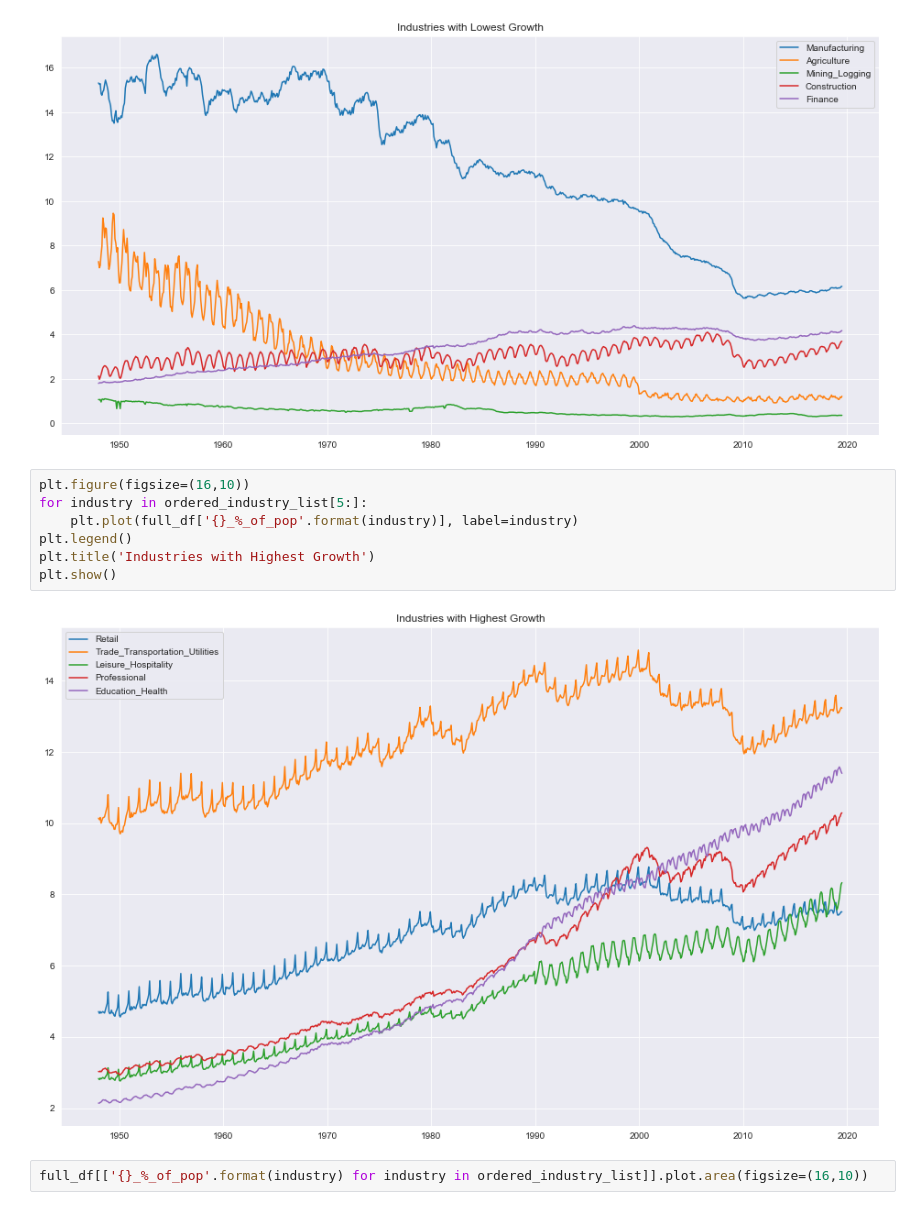
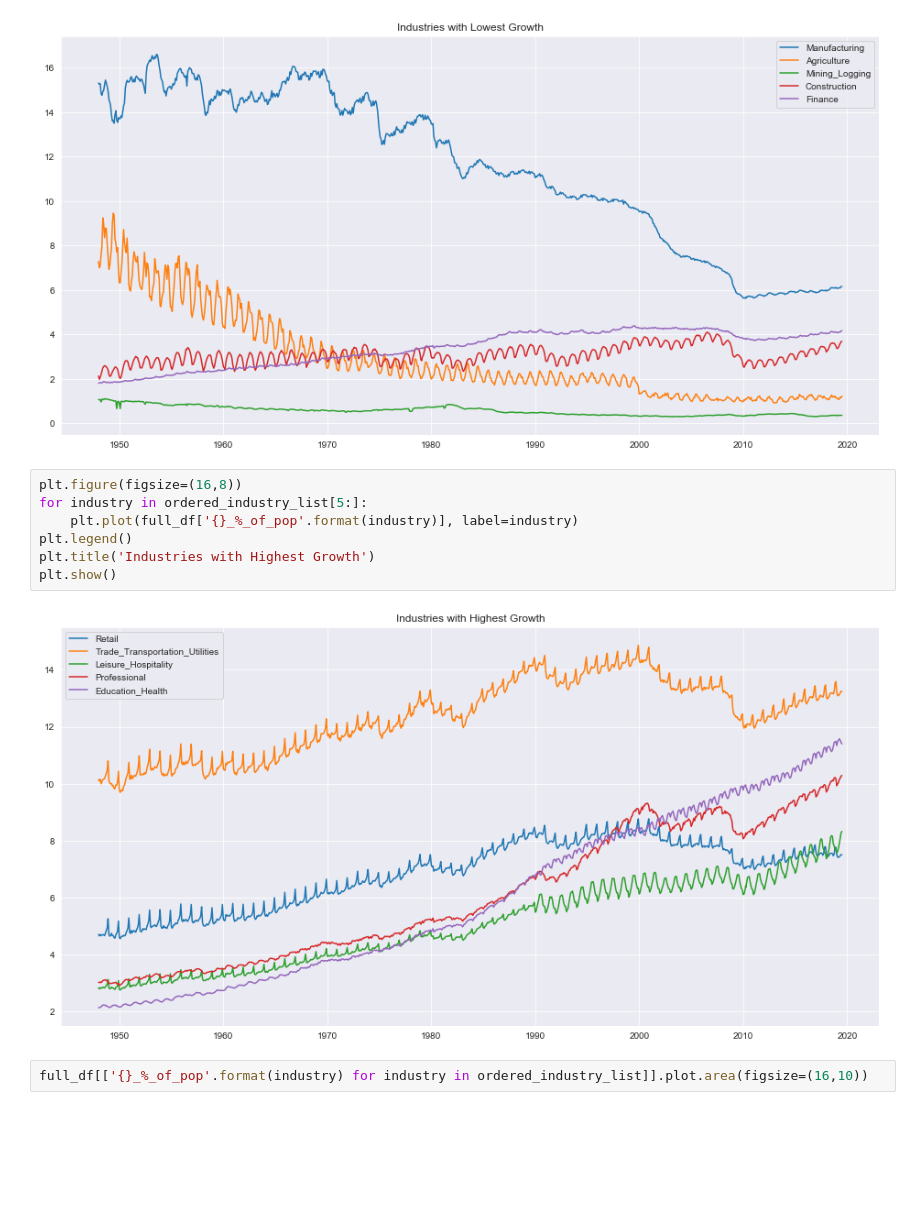
Before and after one commit to zapatos24/Employment_Prediction_LSTM_NN, a Jupyter notebook: mod_7_project.ipynb, the cells around one changed output. Saved outputs shown, nothing was run; the diff lists cells and outputs as text; blank space fills up the shorter version.

```diff
--- a/mod_7_project.ipynb
+++ b/mod_7_project.ipynb
@@ -1175,14 +1175,14 @@ plt.show()
 # %% [output]
 [figure]
 # %%
-plt.figure(figsize=(16,10))
+plt.figure(figsize=(16,8))
 for industry in ordered_industry_list[5:]:
     plt.plot(full_df['{}_%_of_pop'.format(industry)], label=industry)
 plt.legend()
 plt.title('Industries with Highest Growth')
 plt.show()
 # %% [output]
-[figure, old version]
+[figure, new version]
 # %%
 full_df[['{}_%_of_pop'.format(industry) for industry in ordered_industry_list]].plot.area(figsize=(16,10))
 # %% [output]
```
Also changed, not shown: parts of 1 cell of this notebook.
